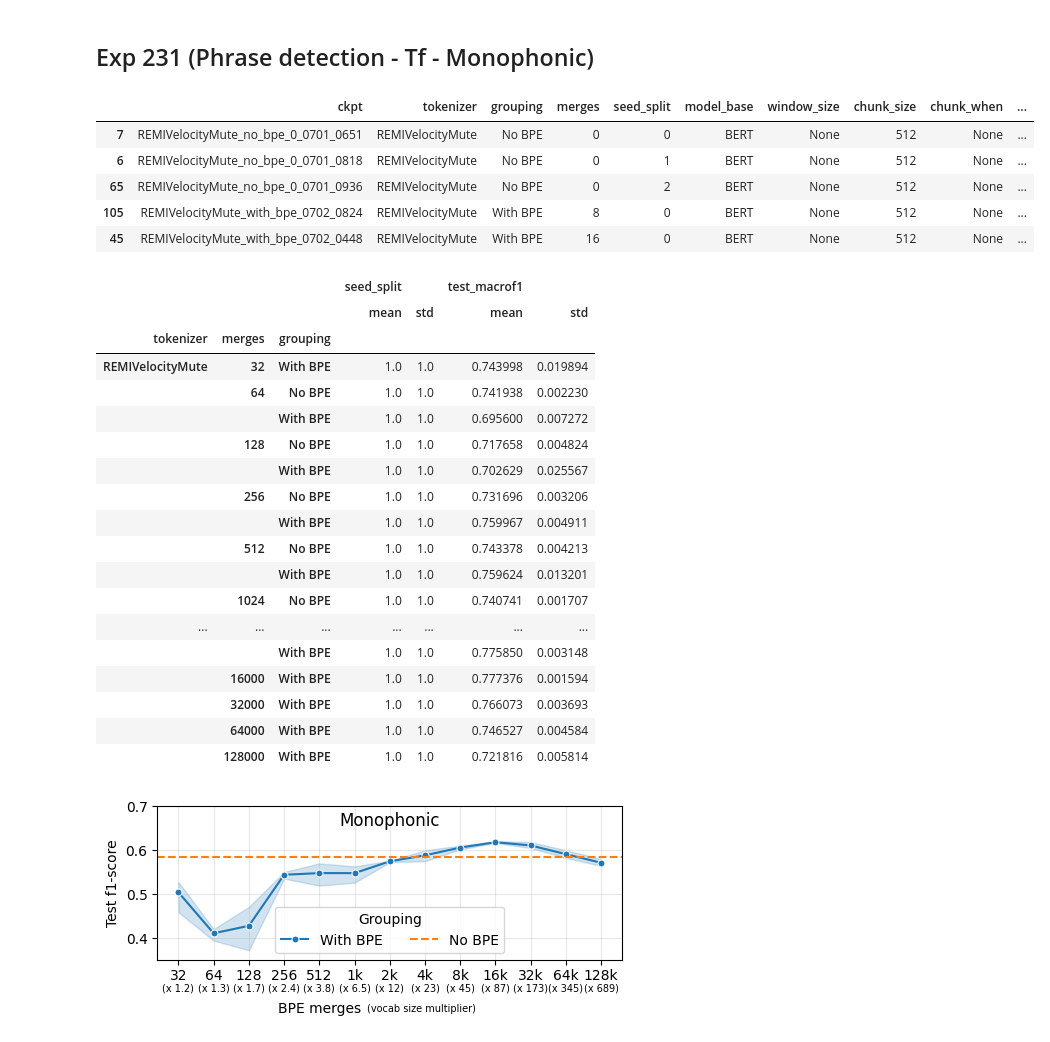
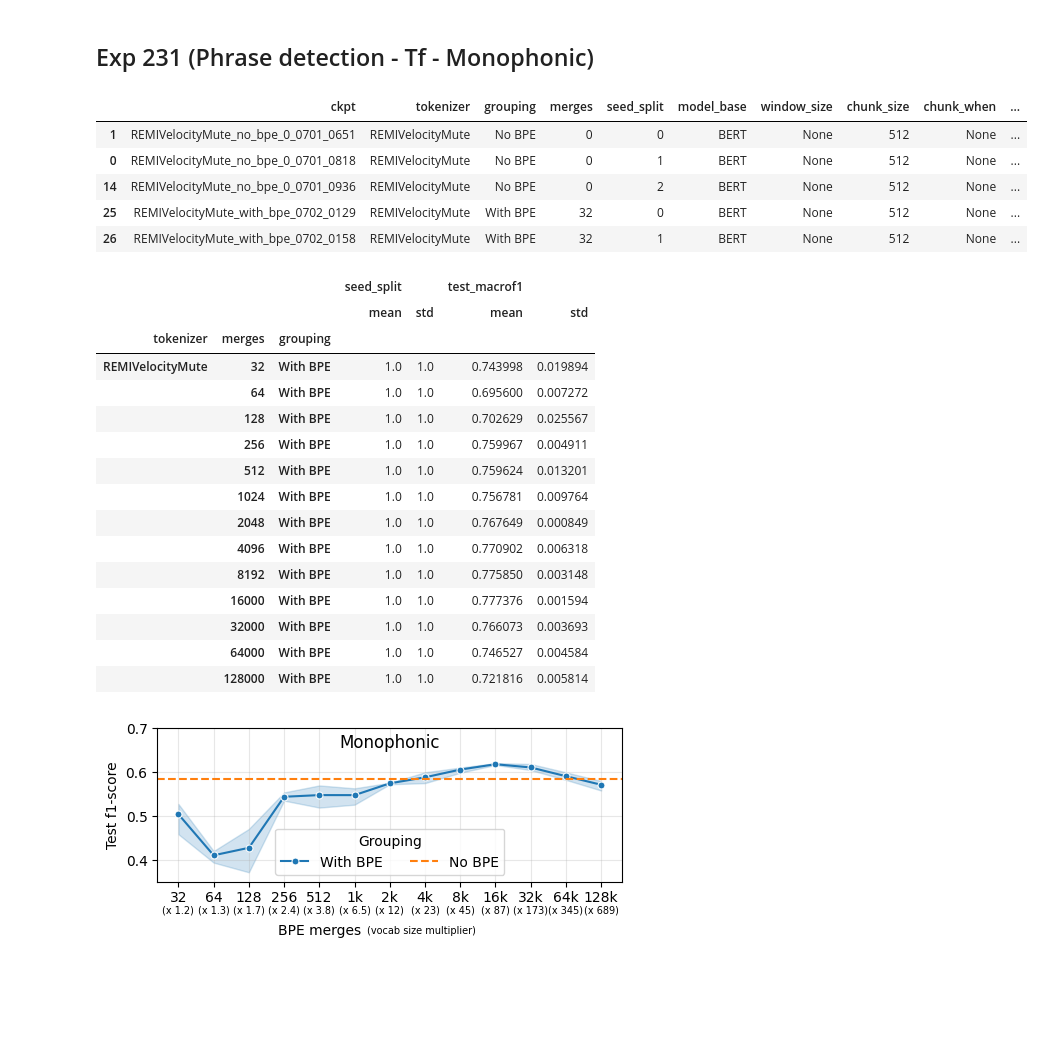
Before and after one commit to dinhviettoanle/musicbpe-mono-poly, a Jupyter notebook: figures_paper.ipynb, the cells around one changed output. Cells and saved outputs as stored; diff of their text form; code cells hidden in the pictures; blank space fills up the shorter version.

```diff
--- a/figures_paper.ipynb
+++ b/figures_paper.ipynb
@@ -95,18 +95,18 @@ def get_perfo_model(model_path, merge_data='auto', VERBOSE=False):
 ## Exp 231 (Phrase detection - Tf - Monophonic)
 # %%
 # Classif
-model_path = "/mnt/nfs_share_magnet2/ldinhvie/tokenization_models/exp231_tf_clfdata"
-perfos = get_perfo_model(model_path, merge_data='config', VERBOSE=False)
+model_path_231 = "/mnt/nfs_share_magnet2/ldinhvie/tokenization_models/exp231_save"
+perfos = get_perfo_model(model_path_231, merge_data='config', VERBOSE=False)
 
 df_perfos = pd.DataFrame(perfos).sort_values(['tokenizer', 'merges', 'grouping', 'seed_split'])
 df_perfos.head()
 # %% [output]
 |  | ckpt | tokenizer | grouping | merges | seed_split | model_base | window_size | chunk_size | chunk_when | ... |
-| 7 | REMIVelocityMute_no_bpe_0_0701_0651 | REMIVelocityMute | No BPE | 0 | 0 | BERT | None | 512 | None | ... |
-| 6 | REMIVelocityMute_no_bpe_0_0701_0818 | REMIVelocityMute | No BPE | 0 | 1 | BERT | None | 512 | None | ... |
-| 65 | REMIVelocityMute_no_bpe_0_0701_0936 | REMIVelocityMute | No BPE | 0 | 2 | BERT | None | 512 | None | ... |
-| 105 | REMIVelocityMute_with_bpe_0702_0824 | REMIVelocityMute | With BPE | 8 | 0 | BERT | None | 512 | None | ... |
-| 45 | REMIVelocityMute_with_bpe_0702_0448 | REMIVelocityMute | With BPE | 16 | 0 | BERT | None | 512 | None | ... |
+| 1 | REMIVelocityMute_no_bpe_0_0701_0651 | REMIVelocityMute | No BPE | 0 | 0 | BERT | None | 512 | None | ... |
+| 0 | REMIVelocityMute_no_bpe_0_0701_0818 | REMIVelocityMute | No BPE | 0 | 1 | BERT | None | 512 | None | ... |
+| 14 | REMIVelocityMute_no_bpe_0_0701_0936 | REMIVelocityMute | No BPE | 0 | 2 | BERT | None | 512 | None | ... |
+| 25 | REMIVelocityMute_with_bpe_0702_0129 | REMIVelocityMute | With BPE | 32 | 0 | BERT | None | 512 | None | ... |
+| 26 | REMIVelocityMute_with_bpe_0702_0158 | REMIVelocityMute | With BPE | 32 | 1 | BERT | None | 512 | None | ... |
 # %%
 df_perf = df_perfos.loc[
     (df_perfos.tokenizer == 'REMIVelocityMute')
@@ -120,17 +120,14 @@ df_perf.groupby(['tokenizer', 'merges', 'grouping'])[['seed_split', 'test_macrof
 |  |  |  | mean | std | mean | std |
 | tokenizer | merges | grouping |  |  |  |  |
 | REMIVelocityMute | 32 | With BPE | 1.0 | 1.0 | 0.743998 | 0.019894 |
-|  | 64 | No BPE | 1.0 | 1.0 | 0.741938 | 0.002230 |
-|  |  | With BPE | 1.0 | 1.0 | 0.695600 | 0.007272 |
-|  | 128 | No BPE | 1.0 | 1.0 | 0.717658 | 0.004824 |
-|  |  | With BPE | 1.0 | 1.0 | 0.702629 | 0.025567 |
-|  | 256 | No BPE | 1.0 | 1.0 | 0.731696 | 0.003206 |
-|  |  | With BPE | 1.0 | 1.0 | 0.759967 | 0.004911 |
-|  | 512 | No BPE | 1.0 | 1.0 | 0.743378 | 0.004213 |
-|  |  | With BPE | 1.0 | 1.0 | 0.759624 | 0.013201 |
-|  | 1024 | No BPE | 1.0 | 1.0 | 0.740741 | 0.001707 |
-| ... | ... | ... | ... | ... | ... | ... |
-|  |  | With BPE | 1.0 | 1.0 | 0.775850 | 0.003148 |
+|  | 64 | With BPE | 1.0 | 1.0 | 0.695600 | 0.007272 |
+|  | 128 | With BPE | 1.0 | 1.0 | 0.702629 | 0.025567 |
+|  | 256 | With BPE | 1.0 | 1.0 | 0.759967 | 0.004911 |
+|  | 512 | With BPE | 1.0 | 1.0 | 0.759624 | 0.013201 |
+|  | 1024 | With BPE | 1.0 | 1.0 | 0.756781 | 0.009764 |
+|  | 2048 | With BPE | 1.0 | 1.0 | 0.767649 | 0.000849 |
+|  | 4096 | With BPE | 1.0 | 1.0 | 0.770902 | 0.006318 |
+|  | 8192 | With BPE | 1.0 | 1.0 | 0.775850 | 0.003148 |
 |  | 16000 | With BPE | 1.0 | 1.0 | 0.777376 | 0.001594 |
 |  | 32000 | With BPE | 1.0 | 1.0 | 0.766073 | 0.003693 |
 |  | 64000 | With BPE | 1.0 | 1.0 | 0.746527 | 0.004584 |
```
Also changed, not shown: parts of 2 cells of this notebook, 1 other file.
